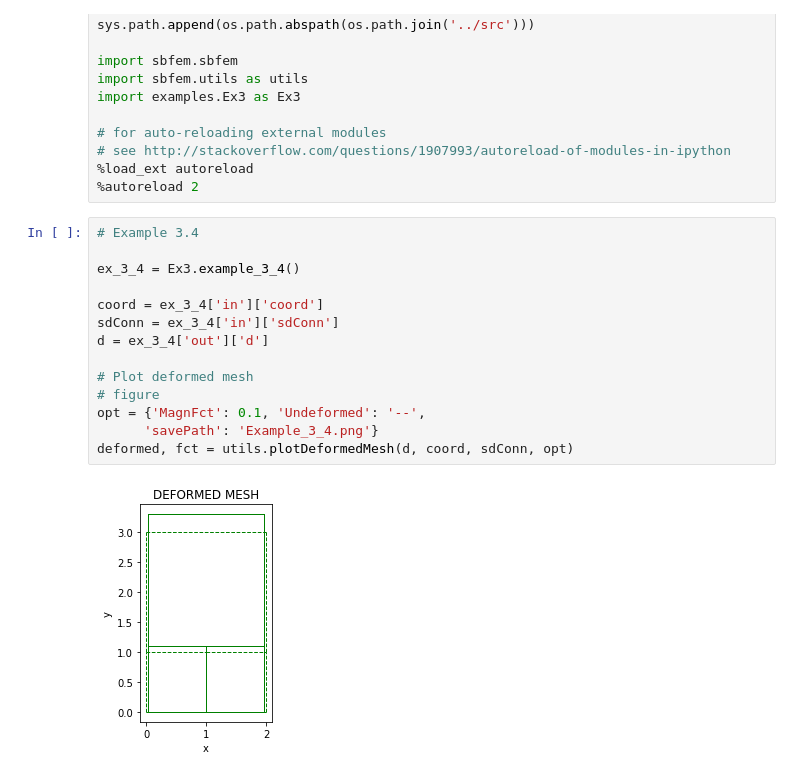
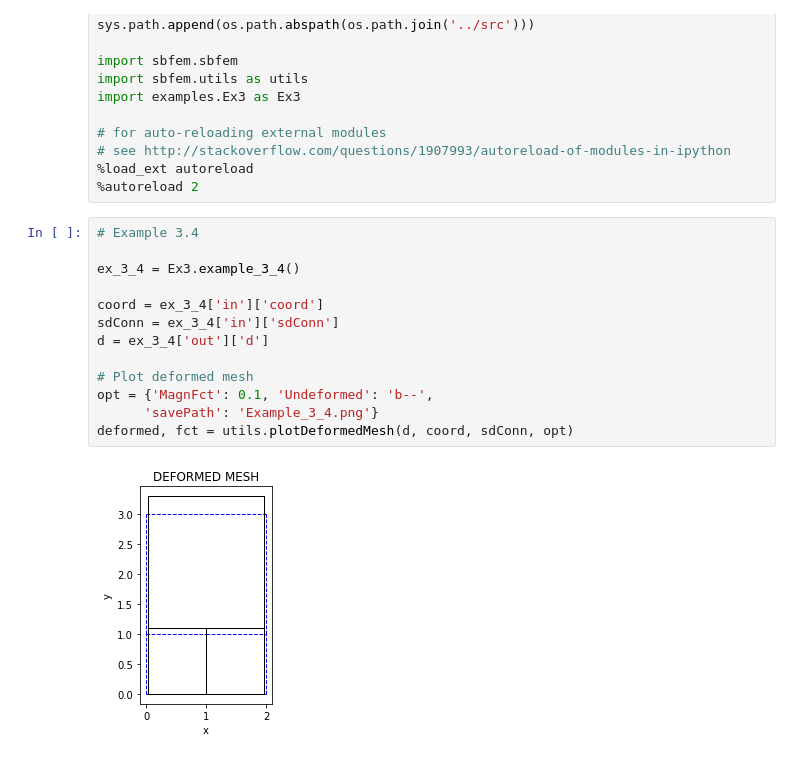
Before and after one commit to amemetov/sbfem-sandbox, a Jupyter notebook: notebooks/Example3.ipynb, the cells around one changed output. Drawn from its saved outputs; the diff is of its cells as text.

```diff
--- a/notebooks/Example3.ipynb
+++ b/notebooks/Example3.ipynb
@@ -18,16 +18,15 @@ import examples.Ex3 as Ex3
 # %%
 # Example 3.4
 
 ex_3_4 = Ex3.example_3_4()
 
 coord = ex_3_4['in']['coord']
 sdConn = ex_3_4['in']['sdConn']
 d = ex_3_4['out']['d']
 
 # Plot deformed mesh
-# figure
-opt = {'MagnFct': 0.1, 'Undeformed': '--',
+opt = {'MagnFct': 0.1, 'Undeformed': 'b--',
       'savePath': 'Example_3_4.png'}
 deformed, fct = utils.plotDeformedMesh(d, coord, sdConn, opt)
 # %% [output]
-[figure, old version]
+[figure, new version]
```
Also changed, not shown: parts of 2 cells of this notebook, 3 other files.
